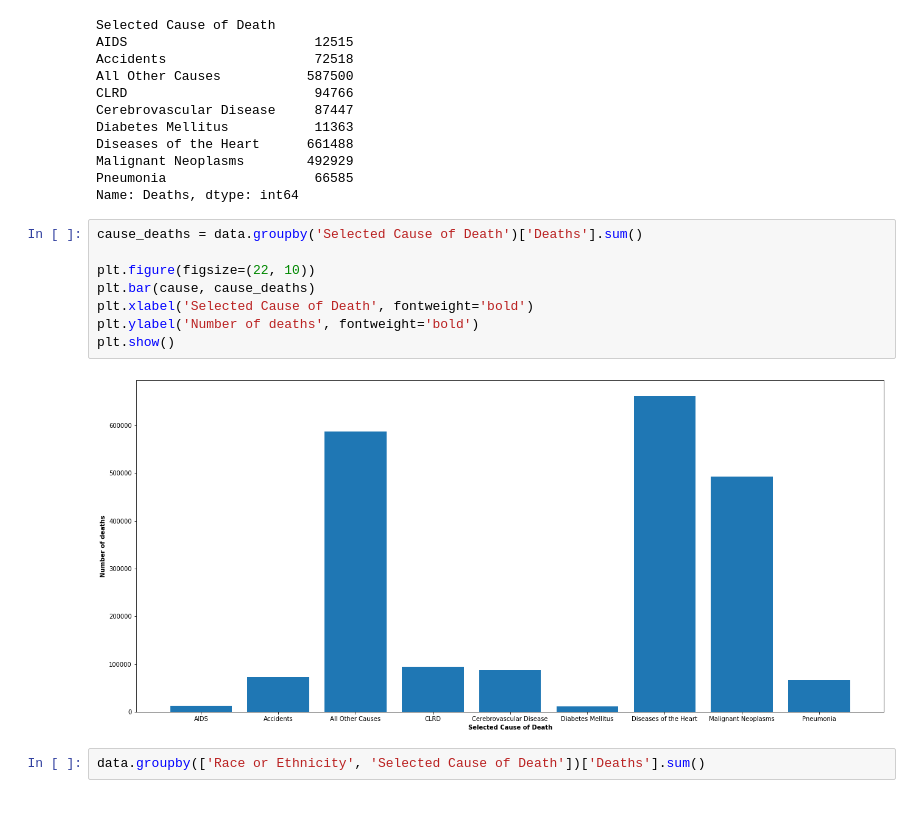
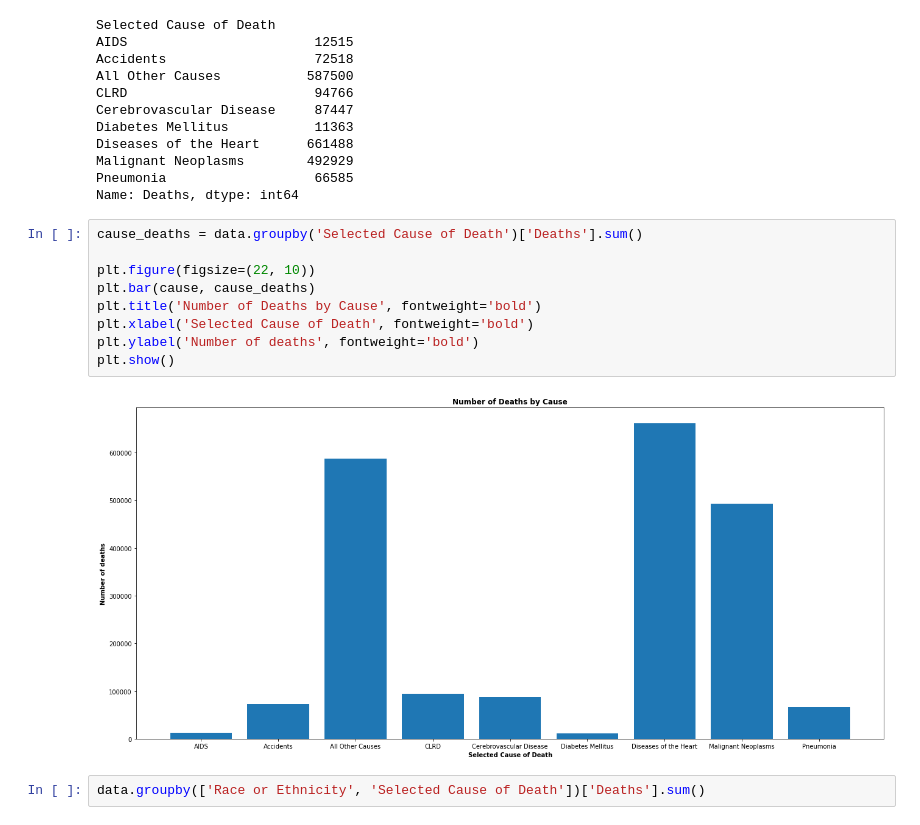
Before and after one commit to daniel-a-r/LAGCC-Data-Structures-Project, a Jupyter notebook: MAC 286 Project.ipynb, the cells around one changed output. Cells and saved outputs as stored; diff of their text form.

```diff
--- a/MAC 286 Project.ipynb
+++ b/MAC 286 Project.ipynb
@@ -187,13 +162,14 @@ Name: Deaths, dtype: int64
 # %%
 cause_deaths = data.groupby('Selected Cause of Death')['Deaths'].sum()
 
 plt.figure(figsize=(22, 10))
 plt.bar(cause, cause_deaths)
+plt.title('Number of Deaths by Cause', fontweight='bold')
 plt.xlabel('Selected Cause of Death', fontweight='bold')
 plt.ylabel('Number of deaths', fontweight='bold')
 plt.show()
 # %% [output]
-[figure, old version]
+[figure, new version]
 # %%
 data.groupby(['Race or Ethnicity', 'Selected Cause of Death'])['Deaths'].sum()
 # %% [output]
```
Also changed, not shown: parts of 13 cells of this notebook.
